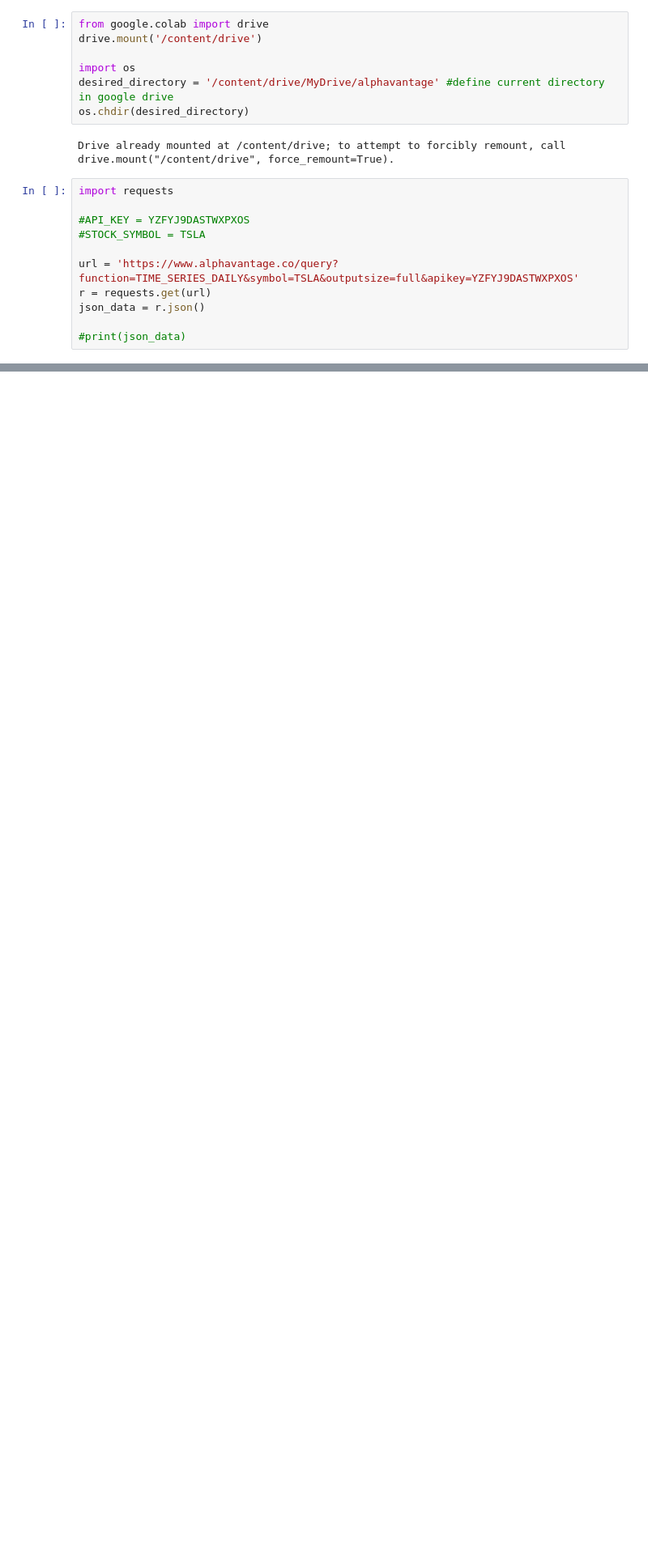
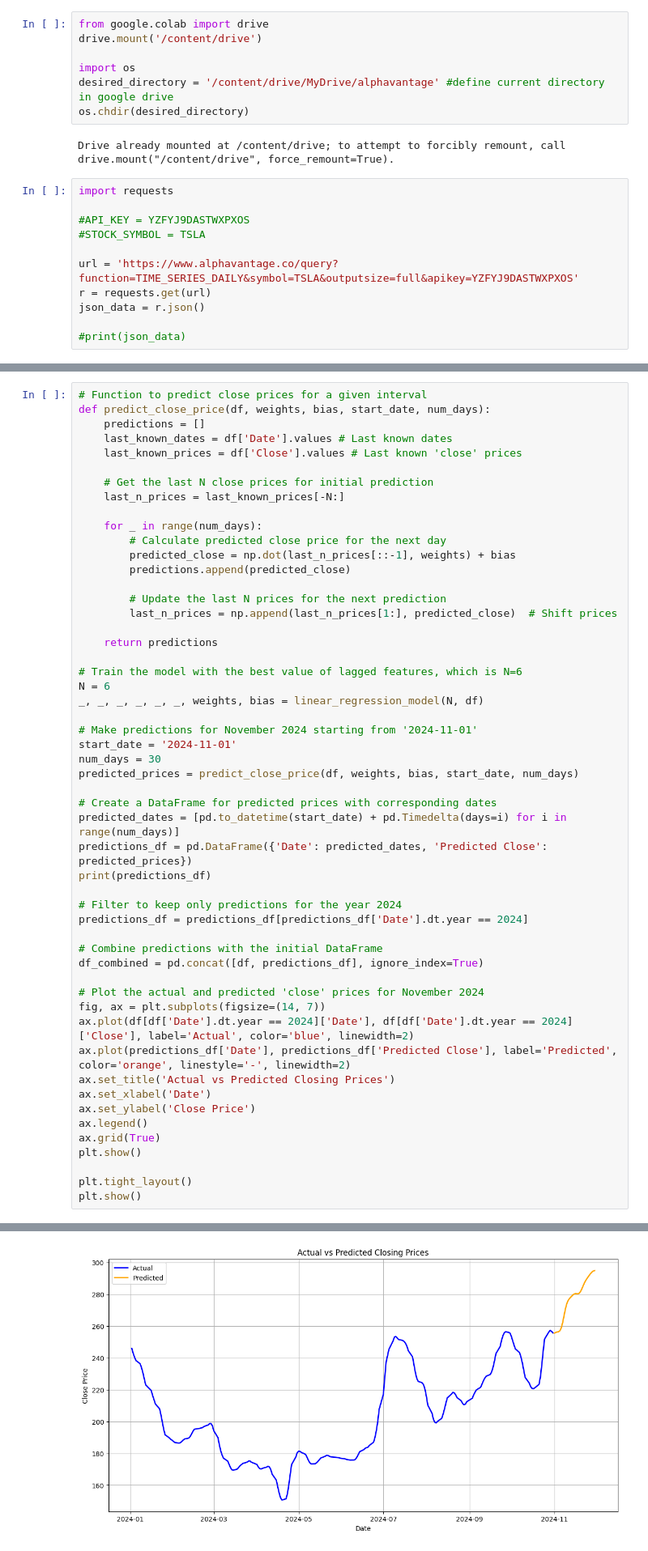
Before and after one commit to miltiadiss/CEID_NE5237-Decision-Theory, a Jupyter notebook: TSLA_stock_price_prediction.ipynb, the cells around one changed output, grey strips where cells are left out. Shown at 81% size. Saved outputs shown, nothing was run; the diff lists cells and outputs as text; blank space fills up the shorter version.

```diff
--- a/TSLA_stock_price_prediction.ipynb
+++ b/TSLA_stock_price_prediction.ipynb
@@ -200 +202,55 @@ Close_t = 0.7880 + (1.9375) * close_t-1 + (-0.9399) * close_t-2
 [figure]
+# %%
+# Function to predict close prices for a given interval
+def predict_close_price(df, weights, bias, start_date, num_days):
+    predictions = []
+    last_known_dates = df['Date'].values # Last known dates
+    last_known_prices = df['Close'].values # Last known 'close' prices
+
+    # Get the last N close prices for initial prediction
+    last_n_prices = last_known_prices[-N:]
+
+    for _ in range(num_days):
+        # Calculate predicted close price for the next day
+        predicted_close = np.dot(last_n_prices[::-1], weights) + bias
+        predictions.append(predicted_close)
+
+        # Update the last N prices for the next prediction
+        last_n_prices = np.append(last_n_prices[1:], predicted_close)  # Shift prices
+
+    return predictions
+
+# Train the model with the best value of lagged features, which is N=6
+N = 6
+_, _, _, _, _, _, weights, bias = linear_regression_model(N, df)
+
+# Make predictions for November 2024 starting from '2024-11-01'
+start_date = '2024-11-01'
+num_days = 30
+predicted_prices = predict_close_price(df, weights, bias, start_date, num_days)
+
+# Create a DataFrame for predicted prices with corresponding dates
+predicted_dates = [pd.to_datetime(start_date) + pd.Timedelta(days=i) for i in range(num_days)]
+predictions_df = pd.DataFrame({'Date': predicted_dates, 'Predicted Close': predicted_prices})
+print(predictions_df)
+
+# Filter to keep only predictions for the year 2024
+predictions_df = predictions_df[predictions_df['Date'].dt.year == 2024]
+
+# Combine predictions with the initial DataFrame
+df_combined = pd.concat([df, predictions_df], ignore_index=True)
+
+# Plot the actual and predicted 'close' prices for November 2024
+fig, ax = plt.subplots(figsize=(14, 7))
+ax.plot(df[df['Date'].dt.year == 2024]['Date'], df[df['Date'].dt.year == 2024]['Close'], label='Actual', color='blue', linewidth=2)
+ax.plot(predictions_df['Date'], predictions_df['Predicted Close'], label='Predicted', color='orange', linestyle='-', linewidth=2)
+ax.set_title('Actual vs Predicted Closing Prices')
+ax.set_xlabel('Date')
+ax.set_ylabel('Close Price')
+ax.legend()
+ax.grid(True)
+plt.show()
+
+plt.tight_layout()
+plt.show()
+# %% [output]
@@ -200,0 +274 @@ Close_t = 0.7880 + (1.9375) * close_t-1 + (-0.9399) * close_t-2
+[figure, added]
```
Also changed, not shown: parts of 7 cells of this notebook.
